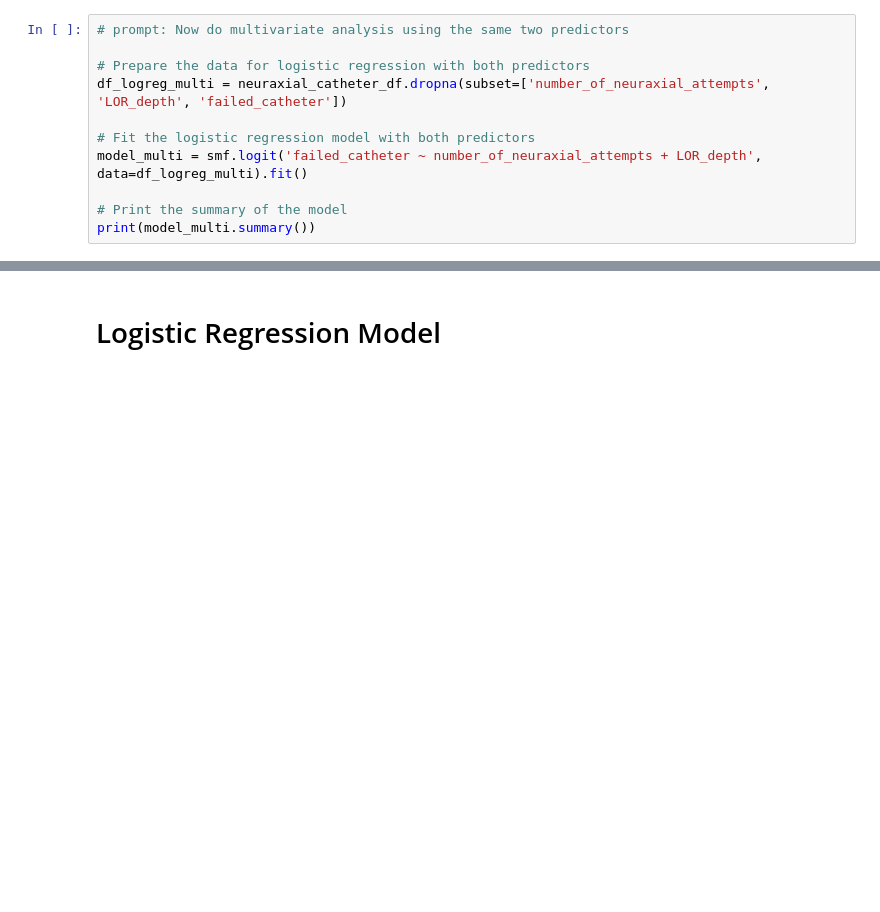
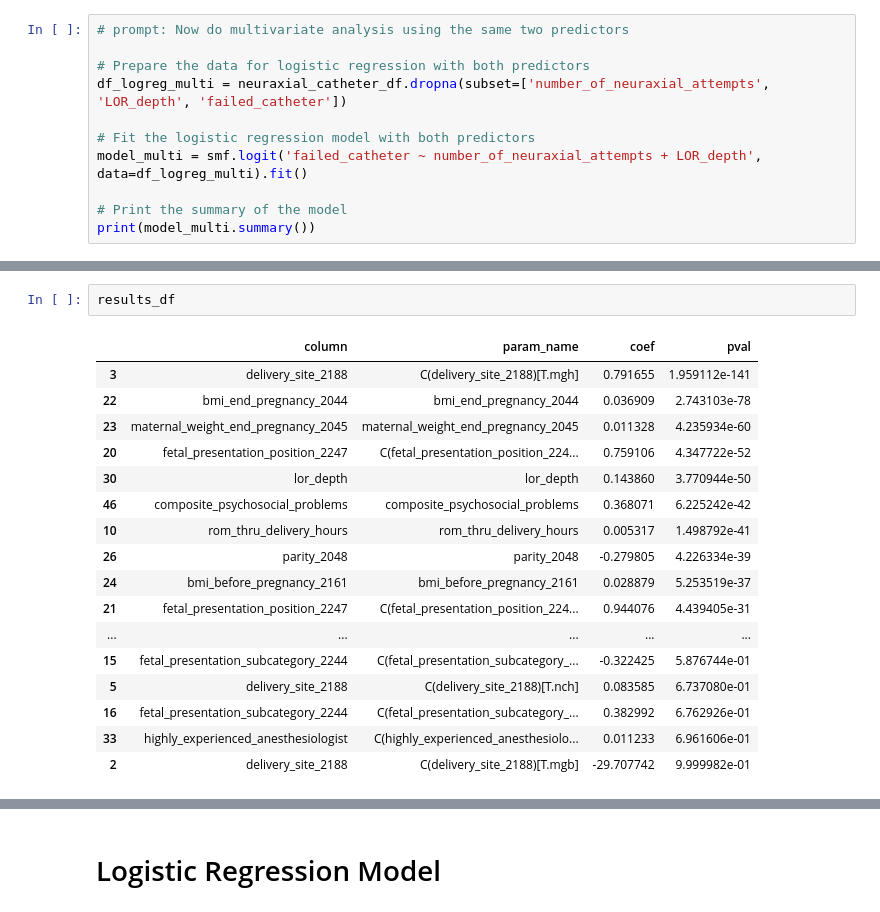
Before and after one commit to dfberenson/Epidural-Analysis, a Jupyter notebook: Merlin Epidural Visualization and Analysis.ipynb, the cells around one changed output, grey strips where cells are left out. Saved outputs shown, nothing was run; the diff lists cells and outputs as text; blank space fills up the shorter version.

```diff
--- a/Merlin Epidural Visualization and Analysis.ipynb
+++ b/Merlin Epidural Visualization and Analysis.ipynb
@@ -1400,0 +1349,20 @@ KeyError: 'pval'
+# %%
+results_df
+# %% [output]
+|  | column | param_name | coef | pval |
+| 3 | delivery_site_2188 | C(delivery_site_2188)[T.mgh] | 0.791655 | 1.959112e-141 |
+| 22 | bmi_end_pregnancy_2044 | bmi_end_pregnancy_2044 | 0.036909 | 2.743103e-78 |
+| 23 | maternal_weight_end_pregnancy_2045 | maternal_weight_end_pregnancy_2045 | 0.011328 | 4.235934e-60 |
+| 20 | fetal_presentation_position_2247 | C(fetal_presentation_position_224... | 0.759106 | 4.347722e-52 |
+| 30 | lor_depth | lor_depth | 0.143860 | 3.770944e-50 |
+| 46 | composite_psychosocial_problems | composite_psychosocial_problems | 0.368071 | 6.225242e-42 |
+| 10 | rom_thru_delivery_hours | rom_thru_delivery_hours | 0.005317 | 1.498792e-41 |
+| 26 | parity_2048 | parity_2048 | -0.279805 | 4.226334e-39 |
+| 24 | bmi_before_pregnancy_2161 | bmi_before_pregnancy_2161 | 0.028879 | 5.253519e-37 |
+| 21 | fetal_presentation_position_2247 | C(fetal_presentation_position_224... | 0.944076 | 4.439405e-31 |
+| ... | ... | ... | ... | ... |
+| 15 | fetal_presentation_subcategory_2244 | C(fetal_presentation_subcategory_... | -0.322425 | 5.876744e-01 |
+| 5 | delivery_site_2188 | C(delivery_site_2188)[T.nch] | 0.083585 | 6.737080e-01 |
+| 16 | fetal_presentation_subcategory_2244 | C(fetal_presentation_subcategory_... | 0.382992 | 6.762926e-01 |
+| 33 | highly_experienced_anesthesiologist | C(highly_experienced_anesthesiolo... | 0.011233 | 6.961606e-01 |
+| 2 | delivery_site_2188 | C(delivery_site_2188)[T.mgb] | -29.707742 | 9.999982e-01 |
```
Also changed, not shown: parts of 20 cells of this notebook.
